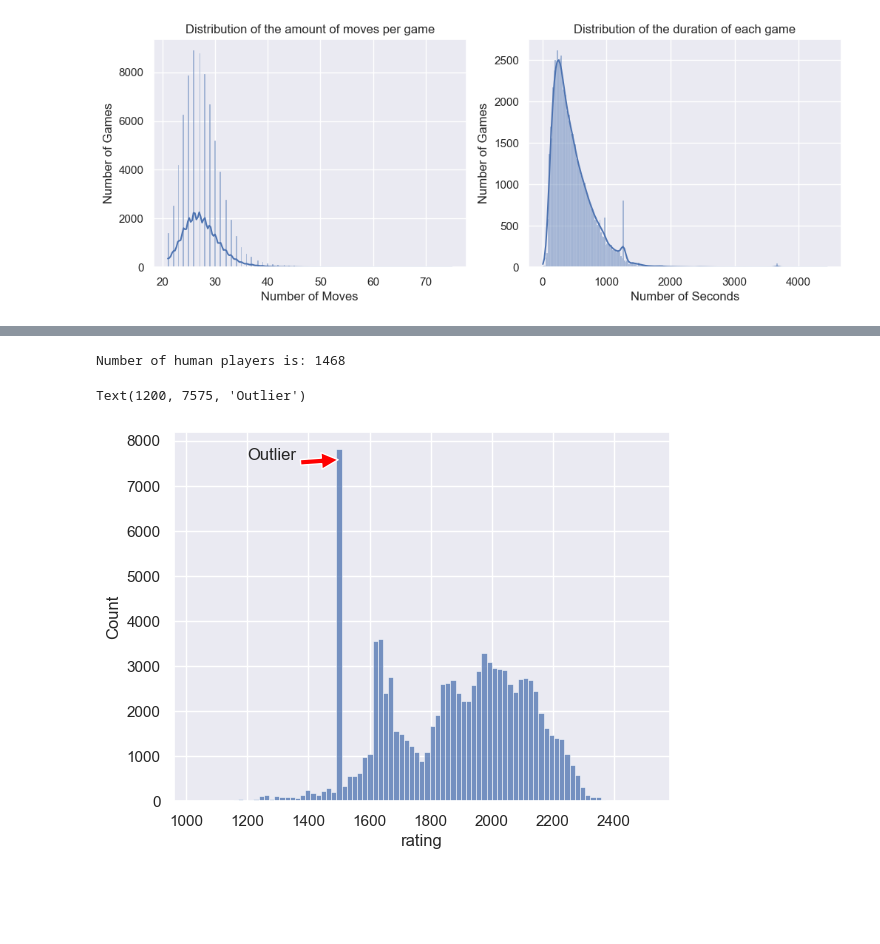
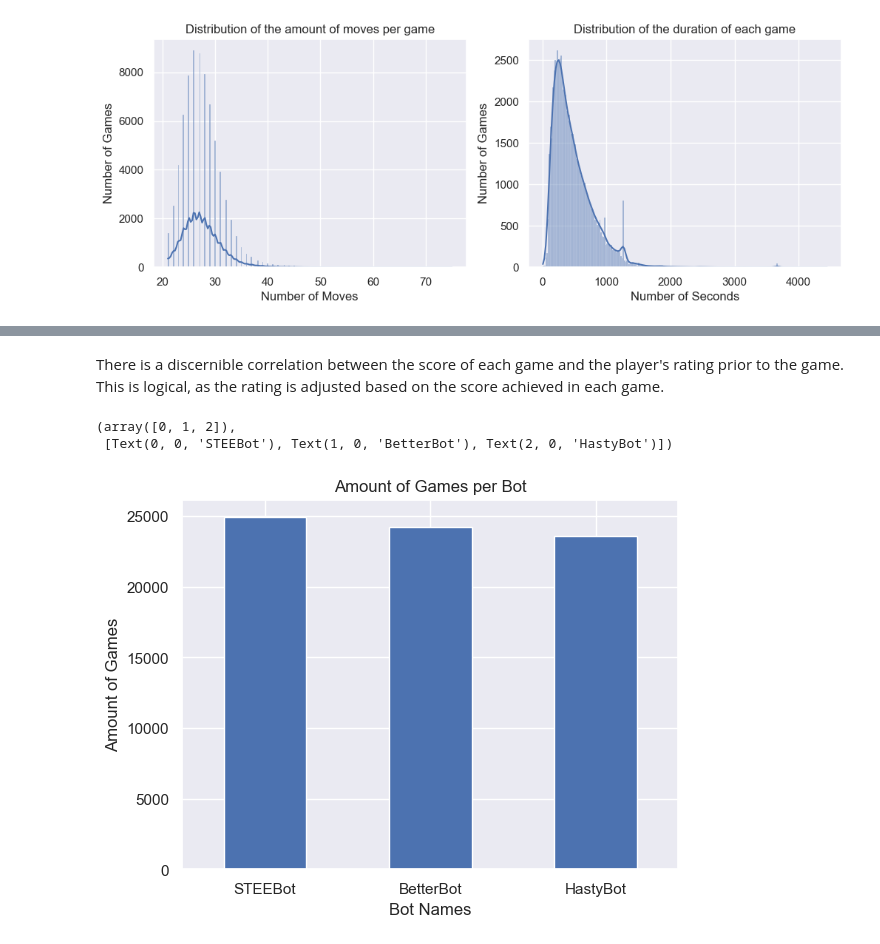
Before and after one commit to IdanBibi/Scrabble, a Jupyter notebook: Scrabble_EDA.ipynb, the cells around one changed output, grey strips where cells are left out. Drawn from its saved outputs; the diff is of its cells as text; code cells hidden in the pictures; blank space fills up the shorter version.

```diff
--- a/Scrabble_EDA.ipynb
+++ b/Scrabble_EDA.ipynb
@@ -164,15 +250,15 @@ Text(0.5, 1.0, 'Correlation Matrix Between Score and Rating')
-# %%
-game_nicknames = turns[['game_id', 'nickname']].drop_duplicates()
-bot_names = ['BetterBot', 'STEEBot', 'HastyBot']
-game_nicknames['is_bot'] = game_nicknames['nickname'].apply(lambda x: True if x in bot_names else False)
-player_names, counts = np.unique(game_nicknames[game_nicknames['is_bot'] == False]['nickname'], return_counts=True)
-print(f'Number of human players is: {len(player_names)}')
-# %% [output]
-Number of human players is: 1468
-# %%
-sns.histplot(train['rating'])
-plt.annotate('Outlier', xy=(1500, train['rating'].value_counts().max()), xytext=(1200, train['rating'].value_counts().max()),
-             arrowprops=dict(facecolor='red', shrink=0.02))
-# %% [output]
-Text(1200, 7575, 'Outlier')
-[figure, removed]
+# %% [markdown]
+There is a discernible correlation between the score of each game and the player's rating prior to the game. This is logical, as the rating is adjusted based on the score achieved in each game.
+# %%
+train_test_merged = pd.concat([train, test], axis=0).sort_values('game_id')
+turns_groupby = turns.groupby(['game_id', 'nickname']).mean(numeric_only=True)['points'].reset_index()
+full_df = pd.merge(pd.merge(train_test_merged, turns_groupby), games)[['game_id', 'nickname', 'score', 'rating', 'points', 'winner', 'created_at']]
+full_df.groupby('nickname')['game_id'].count().sort_values(ascending=False).iloc[:3].plot(kind='bar')
+plt.title('Amount of Games per Bot')
+plt.xlabel('Bot Names')
+plt.ylabel('Amount of Games')
+plt.xticks(rotation=360)
+# %% [output]
+(array([0, 1, 2]),
+ [Text(0, 0, 'STEEBot'), Text(1, 0, 'BetterBot'), Text(2, 0, 'HastyBot')])
+[figure, added]
```
Also changed, not shown: parts of 26 cells of this notebook.
